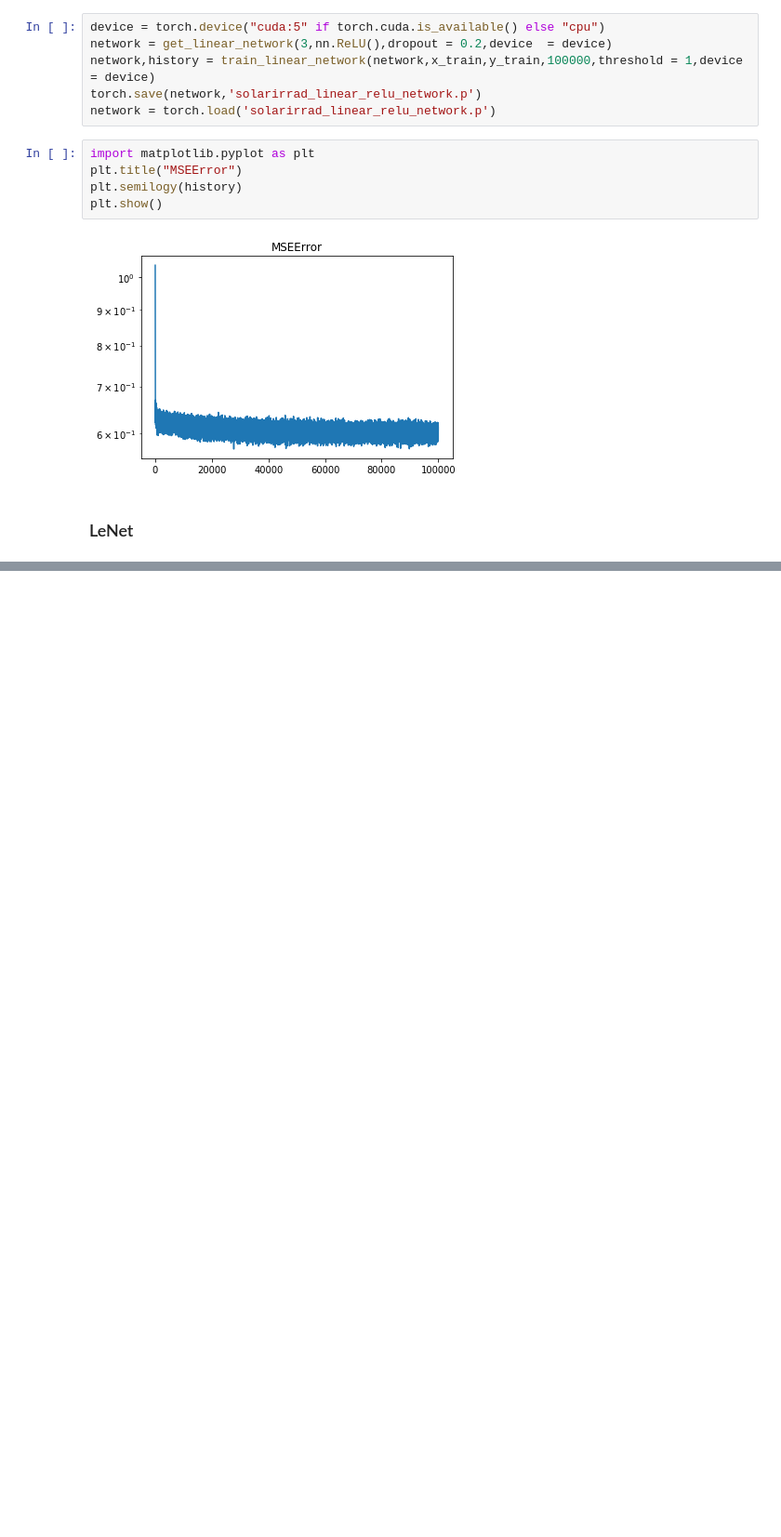
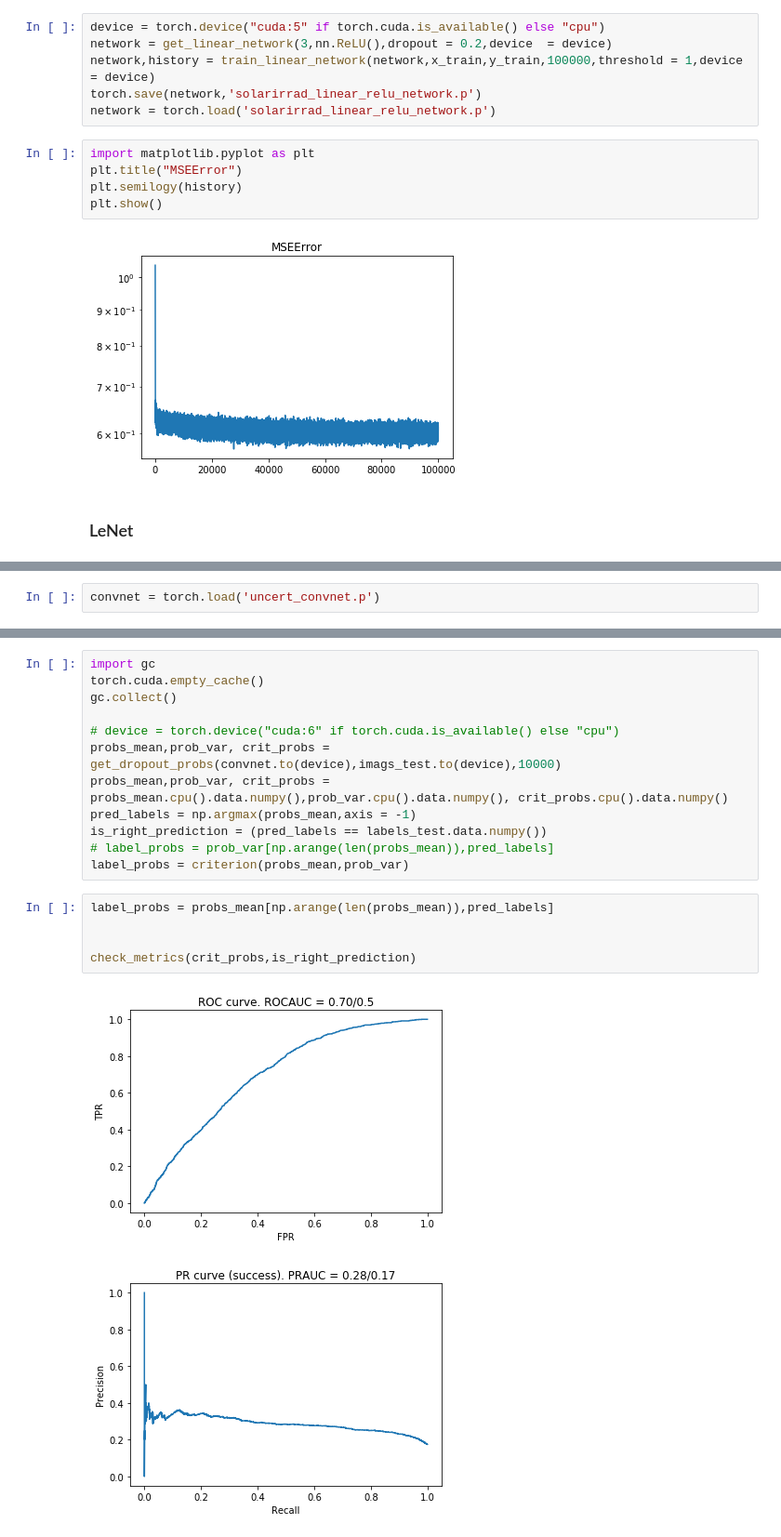
Before and after one commit to egornuzhin/DropoutUncertainty, a Jupyter notebook: DropoutUncertanty.ipynb, the cells around one changed output, grey strips where cells are left out. Shown at 93% size. Saved outputs shown, nothing was run; the diff lists cells and outputs as text; blank space fills up the shorter version.

```diff
--- a/DropoutUncertanty.ipynb
+++ b/DropoutUncertanty.ipynb
@@ -334,0 +367,2 @@ plt.show()
+# %%
+convnet = torch.load('uncert_convnet.p')
@@ -334,0 +460,20 @@ plt.show()
+# %%
+import gc
+torch.cuda.empty_cache()
+gc.collect()
+
+# device = torch.device("cuda:6" if torch.cuda.is_available() else "cpu")
+probs_mean,prob_var, crit_probs = get_dropout_probs(convnet.to(device),imags_test.to(device),10000)
+probs_mean,prob_var, crit_probs = probs_mean.cpu().data.numpy(),prob_var.cpu().data.numpy(), crit_probs.cpu().data.numpy()
+pred_labels = np.argmax(probs_mean,axis = -1)
+is_right_prediction = (pred_labels == labels_test.data.numpy())
+# label_probs = prob_var[np.arange(len(probs_mean)),pred_labels]
+label_probs = criterion(probs_mean,prob_var)
+# %%
+label_probs = probs_mean[np.arange(len(probs_mean)),pred_labels]
+
+
+check_metrics(crit_probs,is_right_prediction)
+# %% [output]
+[figure, added]
+[figure, added]
```
Also changed, not shown: parts of 15 cells of this notebook.
